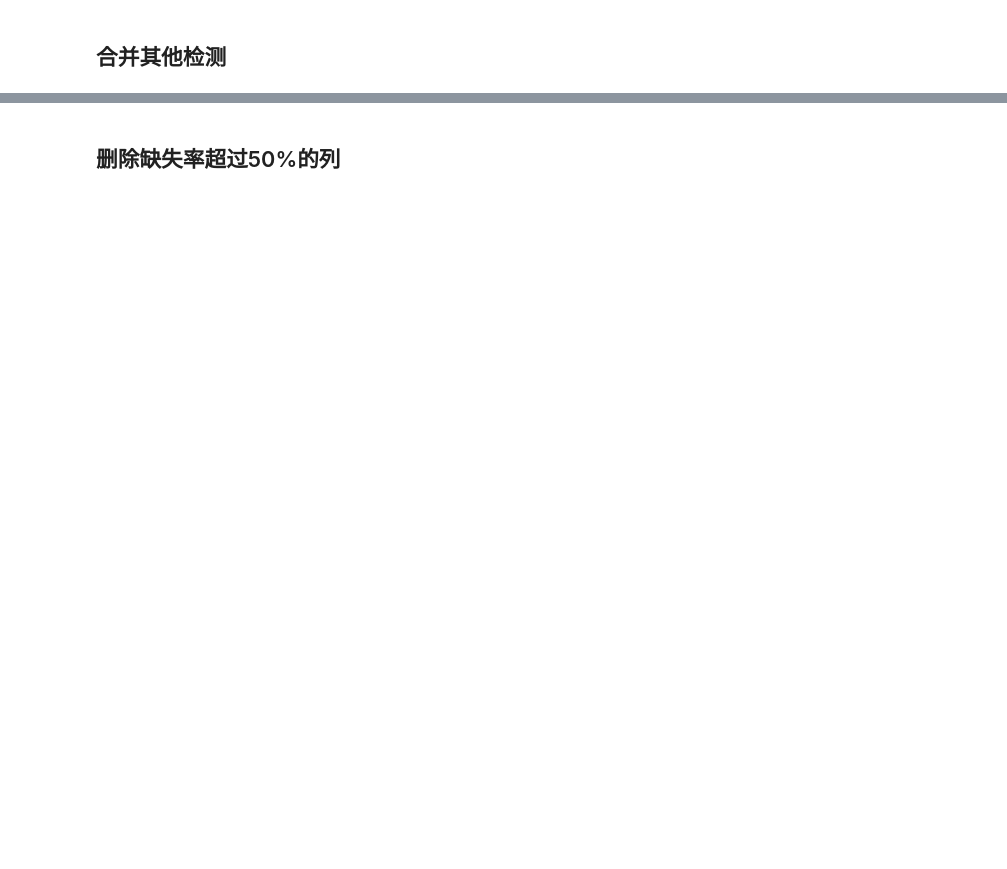
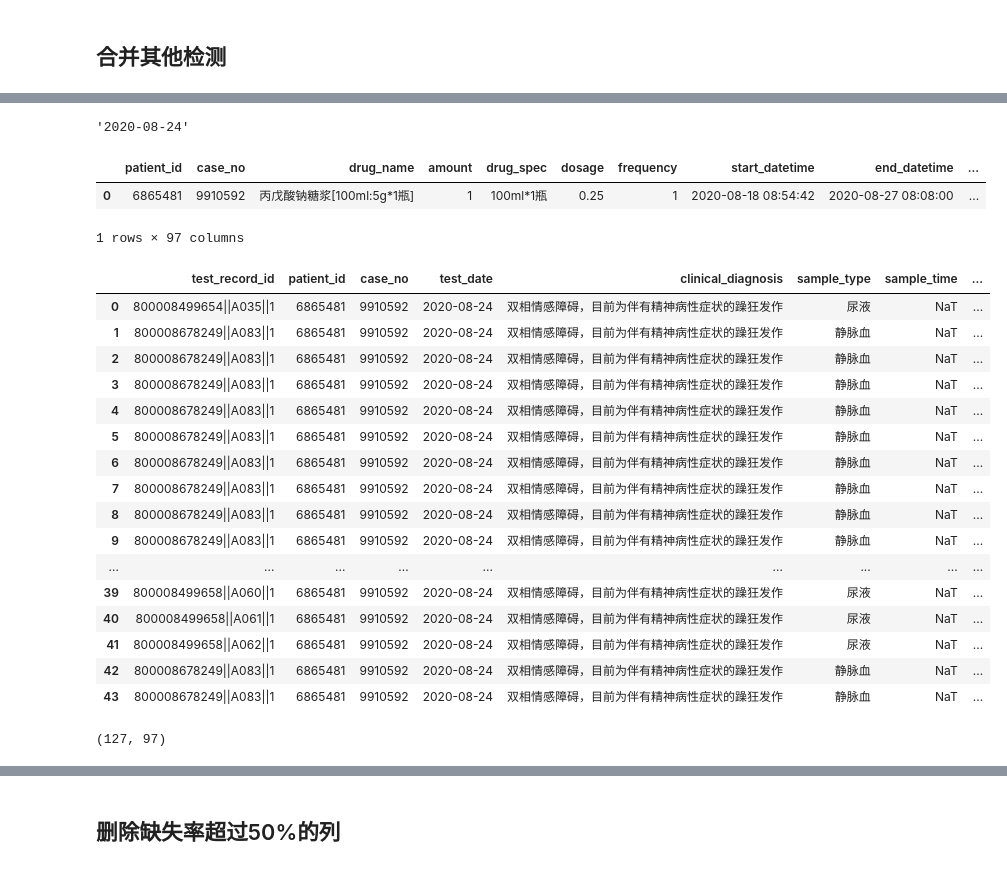
Before and after one commit to yuyongsheng1990/VPA_southern_hospital, a Jupyter notebook: data_process.ipynb, the cells around one changed output, grey strips where cells are left out. Saved outputs shown, nothing was run; the diff lists cells and outputs as text; code cells hidden in the pictures; blank space fills up the shorter version.

```diff
--- a/data_process.ipynb
+++ b/data_process.ipynb
@@ -2015,19 +2077,0 @@ def judge_list_element(list1,e1,e2):
-# %%
-from itertools import combinations, permutations
-drug_case=['多柔比星','多柔比星脂质体','顺铂','异环磷酰胺','依托泊苷']
-df_VPA_treatcase=df_VPA_drug_other.copy()
-df_VPA_treatcase=df_VPA_treatcase.reset_index(drop=True)
-for i in range(df_VPA_treatcase.shape[0]):
-    for j in range(1,len(drug_case)):
-        # 计算排列组合数
-        drug_case_set=combinations(drug_case,j)
-        for k in drug_case_set:
-            list1=list(k)
-            if judge_list_element(list1,'多柔比星','多柔比星脂质体'):
-                continue
-            if (df_VPA_treatcase.loc[i,list1]).sum() == len(list1):
-                list1.insert(0,'甲氨蝶呤')
-                df_VPA_treatcase.loc[i,'+'.join(list1)] = 1
-            else:
-                list1.insert(0,'甲氨蝶呤')
-                df_VPA_treatcase.loc[i,'+'.join(list1)] = 0
@@ -2056,9 +2081,8 @@ writer.save()
 ## 提取其他检测
 # %%
 # 提取甲氨蝶呤患者的所有检测
-df_test_other=df_test_result[df_test_result['case_no'].isin(df_VPA_group['case_no'].unique())]
+df_test_other=df_test[df_test['case_no'].isin(df_VPA_tdm['case_no'].unique())]
 # %%
 # 提取患者的其他检测
-df_test_other = df_test_other[~ df_test_other['project_name'].str.contains('甲氨蝶呤|VPA|血红蛋白|白细胞|粒细胞|血小板|尿|粪|大便')]
-df_test_other = df_test_other[~ df_test_other['project_code'].str.contains('IG#|PLT')]
+df_test_other = df_test_other[~ df_test_other['project_name'].str.contains('丙戊酸')]
 df_test_other = df_test_other.reset_index(drop=True)
@@ -2088,16 +2131,19 @@ def judge_float(x):
 # %%
+df_VPA_test_other=df_VPA_tdm.copy()
 # 将用药后不良反应发生前的最近一次其他检测转置到一行中
-for i in range(df_VPA_group.shape[0]):
-    case_no=df_VPA_group.loc[i,'case_no']
-    temp=df_VPA_group[df_VPA_group['case_no']==case_no]
+for i in range(df_VPA_test_other.shape[0]):
+    case_no=df_VPA_test_other.loc[i,'case_no']
+    print(case_no)
+    temp=df_VPA_test_other[df_VPA_test_other['case_no']==case_no]
     temp=temp.reset_index(drop=True)
 
     # case_no的其他检测
     temp_other= df_test_other[df_test_other['case_no']==case_no]
     temp_other=temp_other.reset_index(drop=True)
+    temp_other['test_date']=temp_other['test_date'].apply(lambda x: pd.to_datetime(str(x).split(' ')[0])) # 分裂检测日期
     # 取用药后不良反应发生前的其他检测
-    temp_other_1=temp_other[(temp_other['test_date']>=temp.loc[0,'start_datetime']+datetime.timedelta(days=1))&
-                            (temp_other['test_date']<=temp.loc[0,'bmd_time'])]
+    temp_other_1=temp_other[(temp_other['test_date']>=pd.to_datetime(temp.loc[0,'分裂日期'])+datetime.timedelta(days=1))&
+                            (temp_other['test_date']<=temp.loc[0,'tdm_date'])]
     # 取最近的一次其他检测
     temp_other_1=temp_other_1.sort_values(['test_date'])
     temp_other_1=temp_other_1.drop_duplicates(['project_name'],keep='last')
@@ -2109,7 +2155,8 @@ for i in range(df_VPA_group.shape[0]):
         temp_other_pivot=temp_other_1.pivot_table('test_result',['case_no'], 'project_name')
         temp_other_pivot=temp_other_pivot.reset_index(drop=True)
         for j in temp_other_pivot.columns[1:]:
-            df_VPA_group.loc[i,j]=temp_other_pivot.loc[0,j]
+            df_VPA_test_other.loc[i,j]=temp_other_pivot.loc[0,j]
+#     break
 #     if case_no == '410308':
 #         print(temp.loc[0,'start_datetime'])
 #         print(temp.loc[0,'bmd_time'])
@@ -2119,2 +2188,34 @@ for i in range(df_VPA_group.shape[0]):
+# %%
+temp.loc[0,'tdm_date']
+# %% [output]
+'2020-08-24'
+# %%
+temp
+# %% [output]
+|  | patient_id | case_no | drug_name | amount | drug_spec | dosage | frequency | start_datetime | end_datetime | ... |
+| 0 | 6865481 | 9910592 | 丙戊酸钠糖浆[100ml:5g*1瓶] | 1 | 100ml*1瓶 | 0.25 | 1 | 2020-08-18 08:54:42 | 2020-08-27 08:08:00 | ... |
+1 rows × 97 columns
+# %%
+temp_other_1
+# %% [output]
+|  | test_record_id | patient_id | case_no | test_date | clinical_diagnosis | sample_type | sample_time | ... |
+| 0 | 800008499654||A035||1 | 6865481 | 9910592 | 2020-08-24 | 双相情感障碍，目前为伴有精神病性症状的躁狂发作 | 尿液 | NaT | ... |
+| 1 | 800008678249||A083||1 | 6865481 | 9910592 | 2020-08-24 | 双相情感障碍，目前为伴有精神病性症状的躁狂发作 | 静脉血 | NaT | ... |
+| 2 | 800008678249||A083||1 | 6865481 | 9910592 | 2020-08-24 | 双相情感障碍，目前为伴有精神病性症状的躁狂发作 | 静脉血 | NaT | ... |
+| 3 | 800008678249||A083||1 | 6865481 | 9910592 | 2020-08-24 | 双相情感障碍，目前为伴有精神病性症状的躁狂发作 | 静脉血 | NaT | ... |
+| 4 | 800008678249||A083||1 | 6865481 | 9910592 | 2020-08-24 | 双相情感障碍，目前为伴有精神病性症状的躁狂发作 | 静脉血 | NaT | ... |
+| 5 | 800008678249||A083||1 | 6865481 | 9910592 | 2020-08-24 | 双相情感障碍，目前为伴有精神病性症状的躁狂发作 | 静脉血 | NaT | ... |
+| 6 | 800008678249||A083||1 | 6865481 | 9910592 | 2020-08-24 | 双相情感障碍，目前为伴有精神病性症状的躁狂发作 | 静脉血 | NaT | ... |
+| 7 | 800008678249||A083||1 | 6865481 | 9910592 | 2020-08-24 | 双相情感障碍，目前为伴有精神病性症状的躁狂发作 | 静脉血 | NaT | ... |
+| 8 | 800008678249||A083||1 | 6865481 | 9910592 | 2020-08-24 | 双相情感障碍，目前为伴有精神病性症状的躁狂发作 | 静脉血 | NaT | ... |
+| 9 | 800008678249||A083||1 | 6865481 | 9910592 | 2020-08-24 | 双相情感障碍，目前为伴有精神病性症状的躁狂发作 | 静脉血 | NaT | ... |
+| ... | ... | ... | ... | ... | ... | ... | ... | ... |
+| 39 | 800008499658||A060||1 | 6865481 | 9910592 | 2020-08-24 | 双相情感障碍，目前为伴有精神病性症状的躁狂发作 | 尿液 | NaT | ... |
+| 40 | 800008499658||A061||1 | 6865481 | 9910592 | 2020-08-24 | 双相情感障碍，目前为伴有精神病性症状的躁狂发作 | 尿液 | NaT | ... |
+| 41 | 800008499658||A062||1 | 6865481 | 9910592 | 2020-08-24 | 双相情感障碍，目前为伴有精神病性症状的躁狂发作 | 尿液 | NaT | ... |
+| 42 | 800008678249||A083||1 | 6865481 | 9910592 | 2020-08-24 | 双相情感障碍，目前为伴有精神病性症状的躁狂发作 | 静脉血 | NaT | ... |
+| 43 | 800008678249||A083||1 | 6865481 | 9910592 | 2020-08-24 | 双相情感障碍，目前为伴有精神病性症状的躁狂发作 | 静脉血 | NaT | ... |
 # %%
-print(df_VPA_group.shape)
+print(df_VPA_test_other.shape)
+# %% [output]
+(127, 97)
```
Also changed, not shown: parts of 70 cells of this notebook.
